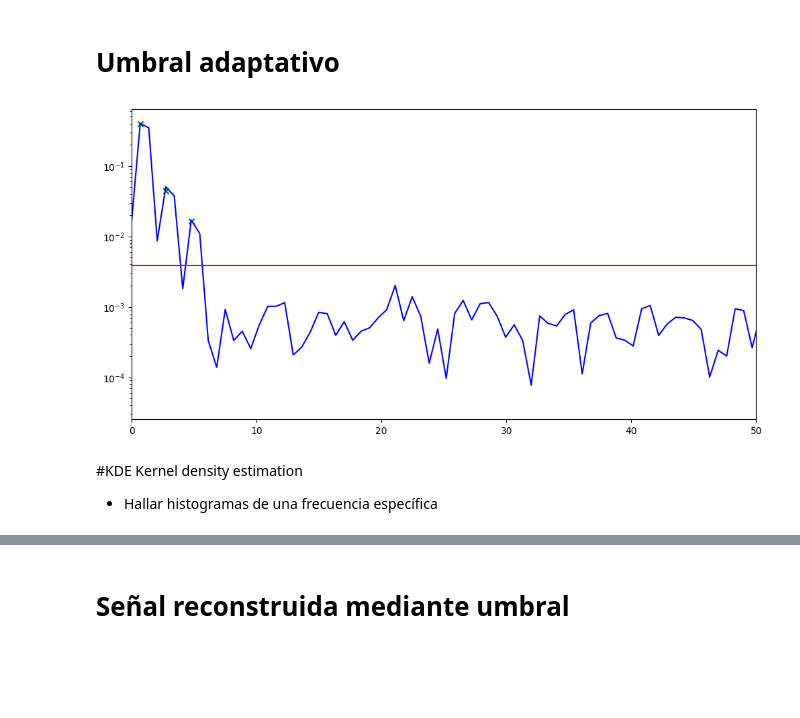
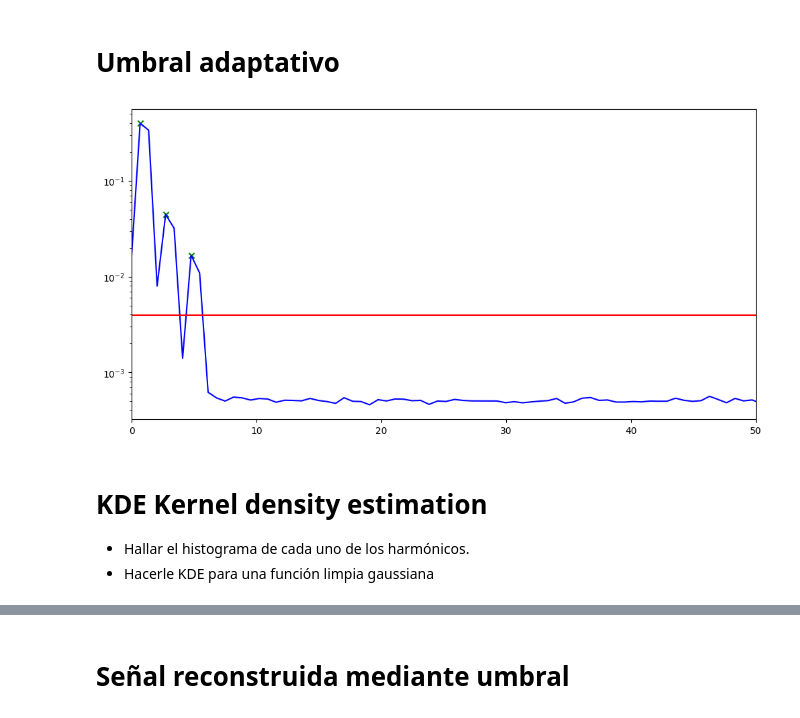
Before and after one commit to dramirezbe/Signal-theory, a Jupyter notebook: Random-signal-analysis/PSD_Estimation_David_Ramirez_Betancourth.ipynb, the cells around one changed output, grey strips where cells are left out. Saved outputs shown, nothing was run; the diff lists cells and outputs as text; code cells hidden in the pictures; blank space fills up the shorter version.

```diff
--- a/Random-signal-analysis/PSD_Estimation_David_Ramirez_Betancourth.ipynb
+++ b/Random-signal-analysis/PSD_Estimation_David_Ramirez_Betancourth.ipynb
@@ -206,31 +206,32 @@ plt.show()
 # %%
 def thresholding_harmonics(f, psd):
 
     psd_mean = np.mean(psd)
 
     peaks, _ = sig.find_peaks(psd, height=psd_mean, distance=1)
 
     peaks_filtered = peaks[psd[peaks] > psd_mean] #filtrar picos
     # Paso 3: Obtener las coordenadas
     harm_f = f[peaks_filtered]
     harm_psd = psd[peaks_filtered]
 
 
     return psd_mean, harm_f, harm_psd
 
 
 thres, harm_f, harm_psd = thresholding_harmonics(f, psd_pred[100])
 
 plt.figure(figsize=(12,6))
-plt.semilogy(f, Psd_real[100], c='b')
+plt.semilogy(f, psd_pred[100], c='b')
 plt.semilogy(f, np.full(len(f), thres), c='r')
 plt.scatter(harm_f, harm_psd,  marker='x', c='g')
 
 plt.xlim([0,50])
 plt.show()
 # %% [output]
-[figure, old version]
+[figure, new version]
 # %% [markdown]
-#KDE Kernel density estimation
+# KDE Kernel density estimation
 
-- Hallar histogramas de una frecuencia específica
+- Hallar el histograma de cada uno de los harmónicos.
+- Hacerle KDE para una función limpia gaussiana
```
Also changed, not shown: parts of 7 cells of this notebook.
